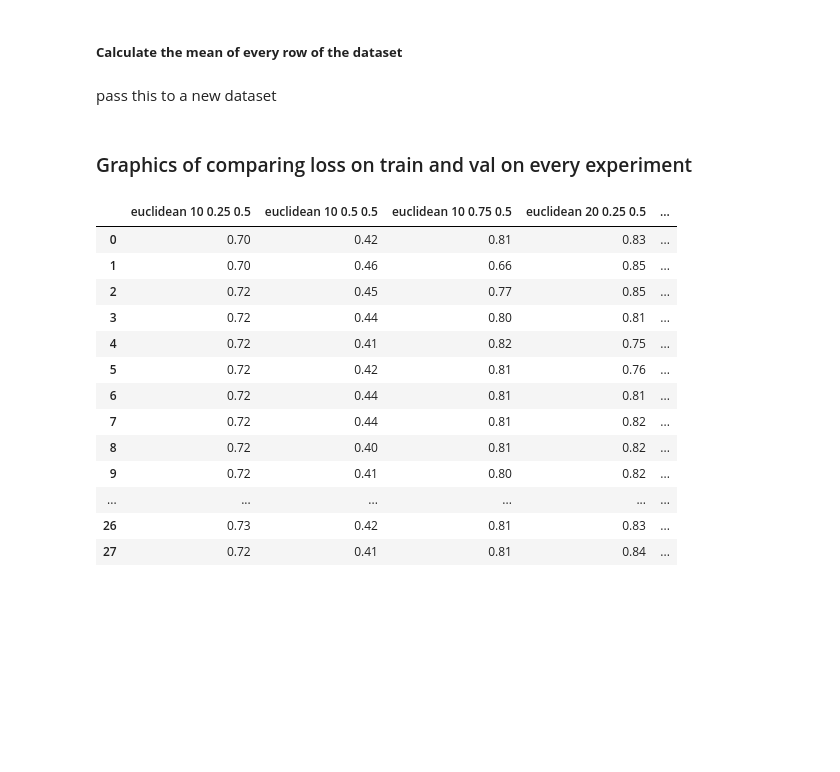
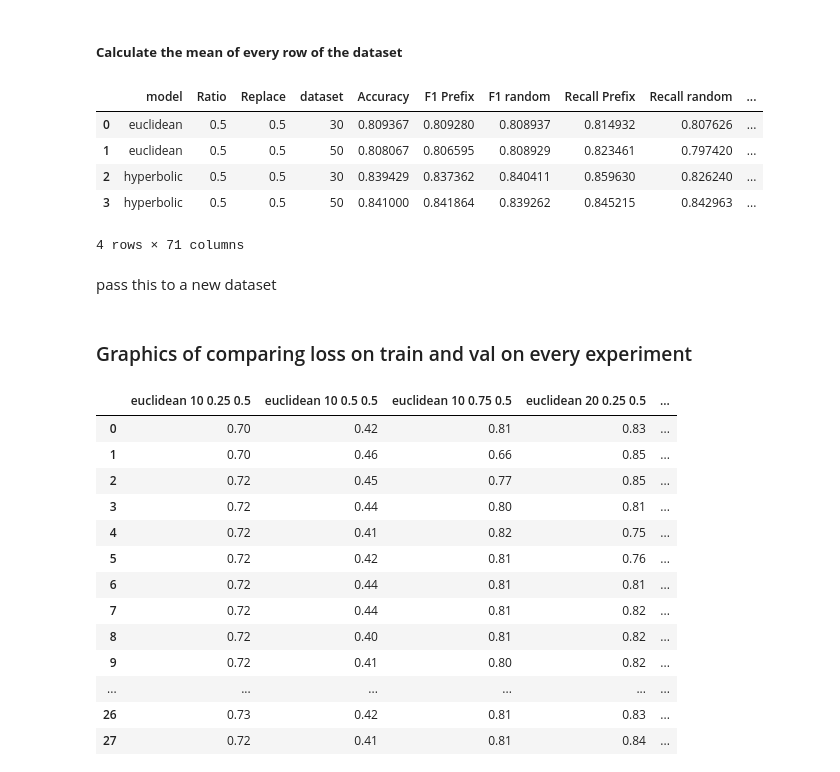
Before and after one commit to sebastianbreguel/HyperbolicEmbedding, a Jupyter notebook: analisis.ipynb, the cells around one changed output. Drawn from its saved outputs; the diff is of its cells as text; code cells hidden in the pictures; blank space fills up the shorter version.

```diff
--- a/analisis.ipynb
+++ b/analisis.ipynb
@@ -31,6 +33,15 @@ data_mean.sort_values(by=["model", "dataset", "Ratio"], inplace=True)
 # reset index
 data_mean.reset_index(inplace=True)
 data_mean.drop(["index"], axis=1, inplace=True)
+# %%
+data_mean
+# %% [output]
+|  | model | Ratio | Replace | dataset | Accuracy | F1 Prefix | F1 random | Recall Prefix | Recall random | ... |
+| 0 | euclidean | 0.5 | 0.5 | 30 | 0.809367 | 0.809280 | 0.808937 | 0.814932 | 0.807626 | ... |
+| 1 | euclidean | 0.5 | 0.5 | 50 | 0.808067 | 0.806595 | 0.808929 | 0.823461 | 0.797420 | ... |
+| 2 | hyperbolic | 0.5 | 0.5 | 30 | 0.839429 | 0.837362 | 0.840411 | 0.859630 | 0.826240 | ... |
+| 3 | hyperbolic | 0.5 | 0.5 | 50 | 0.841000 | 0.841864 | 0.839262 | 0.845215 | 0.842963 | ... |
+4 rows × 71 columns
 # %% [markdown]
 pass this to a new dataset
 # %%
```
Also changed, not shown: parts of 2 cells of this notebook, 19 other files.
